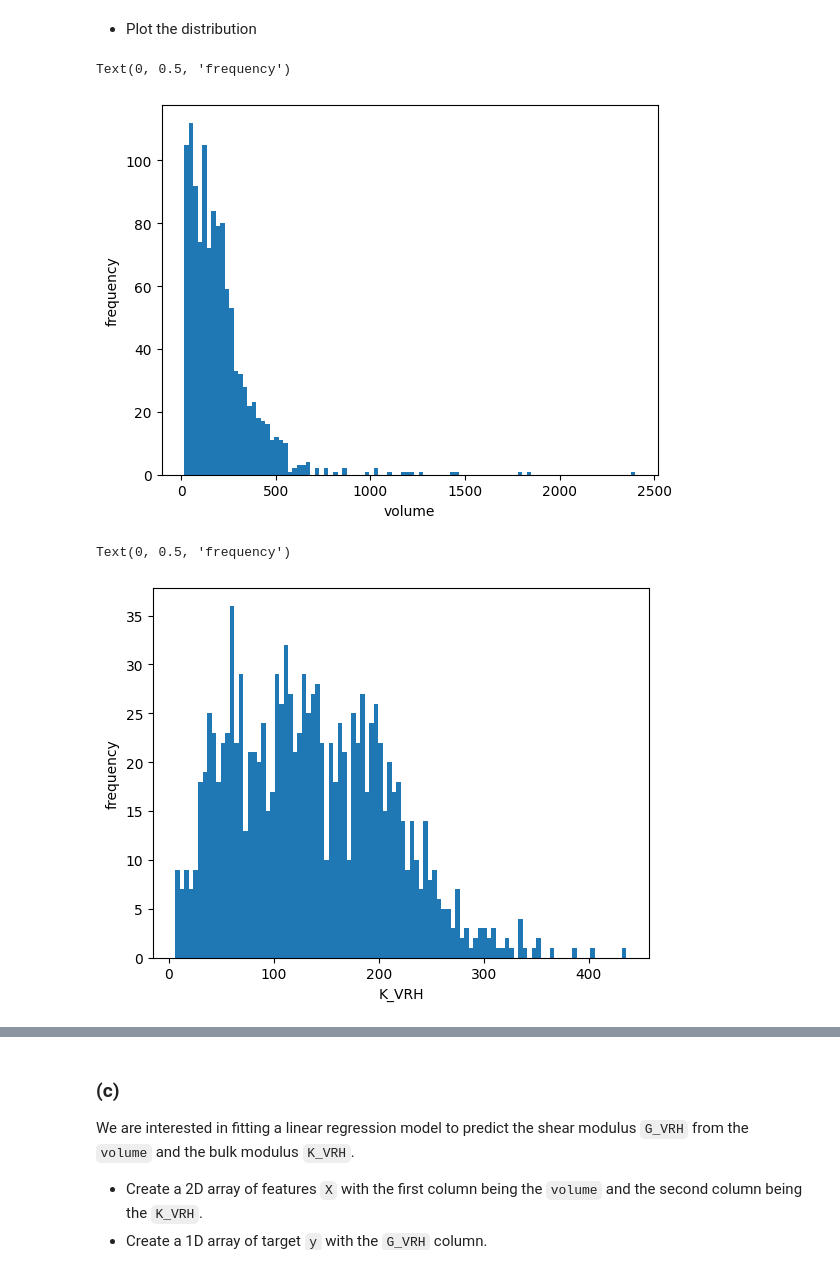
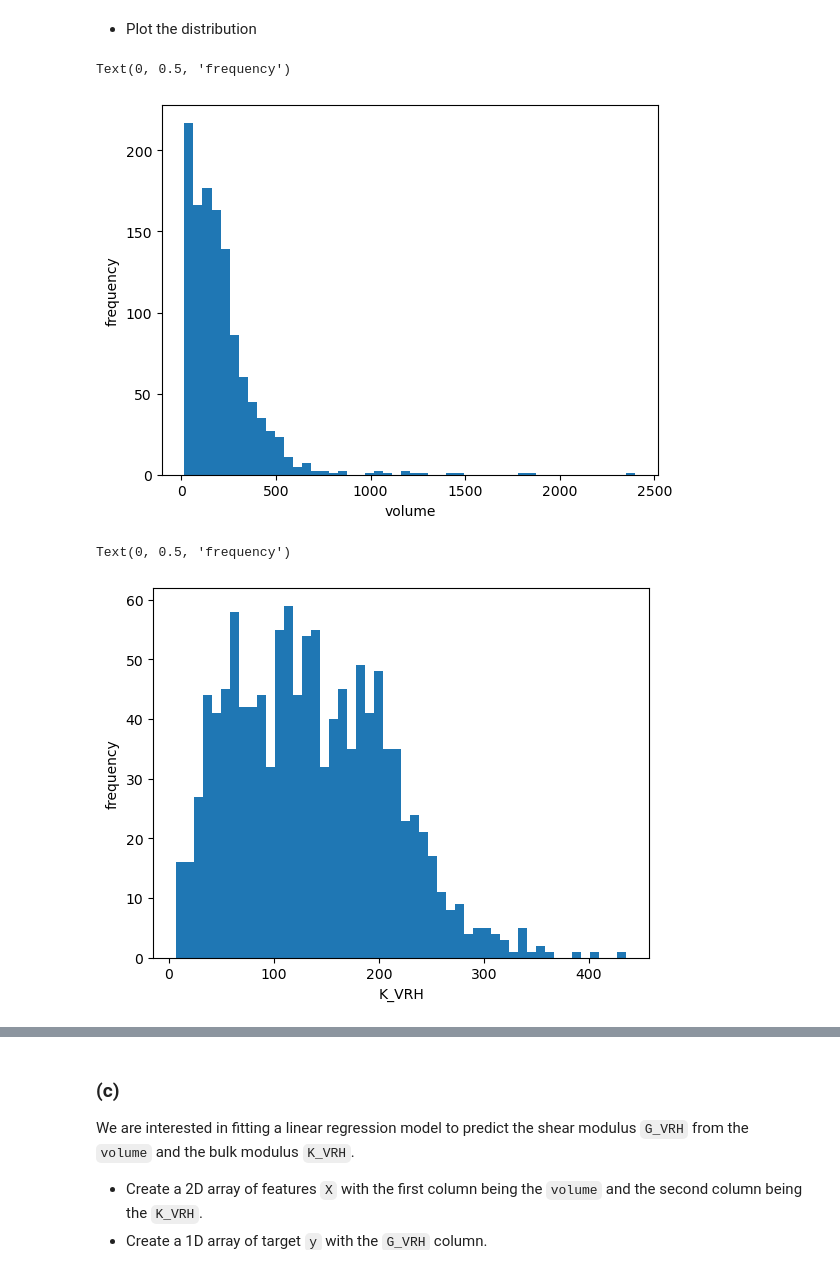
Before and after one commit to tieuandpepper/CHEE6397_HWs, a Jupyter notebook: HW1/hw1-Kevin_Tieu-1902070.ipynb, the cells around one changed output, grey strips where cells are left out. Cells and saved outputs as stored; diff of their text form; code cells hidden in the pictures.

```diff
--- a/HW1/hw1-Kevin_Tieu-1902070.ipynb
+++ b/HW1/hw1-Kevin_Tieu-1902070.ipynb
@@ -113,7 +113,7 @@ The dataset is given in the `elastic_properties_dataset.csv` file.
 ### Answer
 # %%
 import pandas as pd
-data_frame = pd.read_csv("elastic_properties_dataset.csv")
+df = pd.read_csv("elastic_properties_dataset.csv")
 # %% [markdown]
 * Print the first 5 rows of the dataframe
 # %%
@@ -208,21 +210,21 @@ import matplotlib.pyplot as plt
 
 data_type = 'volume'
 fig, graph = plt.subplots()
-graph.hist(data_frame[data_type], bins = 100)
+graph.hist(df[data_type], bins = 50)
 graph.set_xlabel(data_type)
 graph.set_ylabel('frequency')
 # %% [output]
 Text(0, 0.5, 'frequency')
-[figure, old version]
+[figure, new version]
 # %%
 data_type = 'K_VRH'
 fig, graph = plt.subplots()
-graph.hist(data_frame[data_type], bins = 100)
+graph.hist(df[data_type], bins = 50)
 graph.set_xlabel(data_type)
 graph.set_ylabel('frequency')
 # %% [output]
 Text(0, 0.5, 'frequency')
-[figure, old version]
+[figure, new version]
 # %%
 data_type = 'G_VRH'
 fig, graph = plt.subplots()
```
Also changed, not shown: parts of 26 cells of this notebook.
